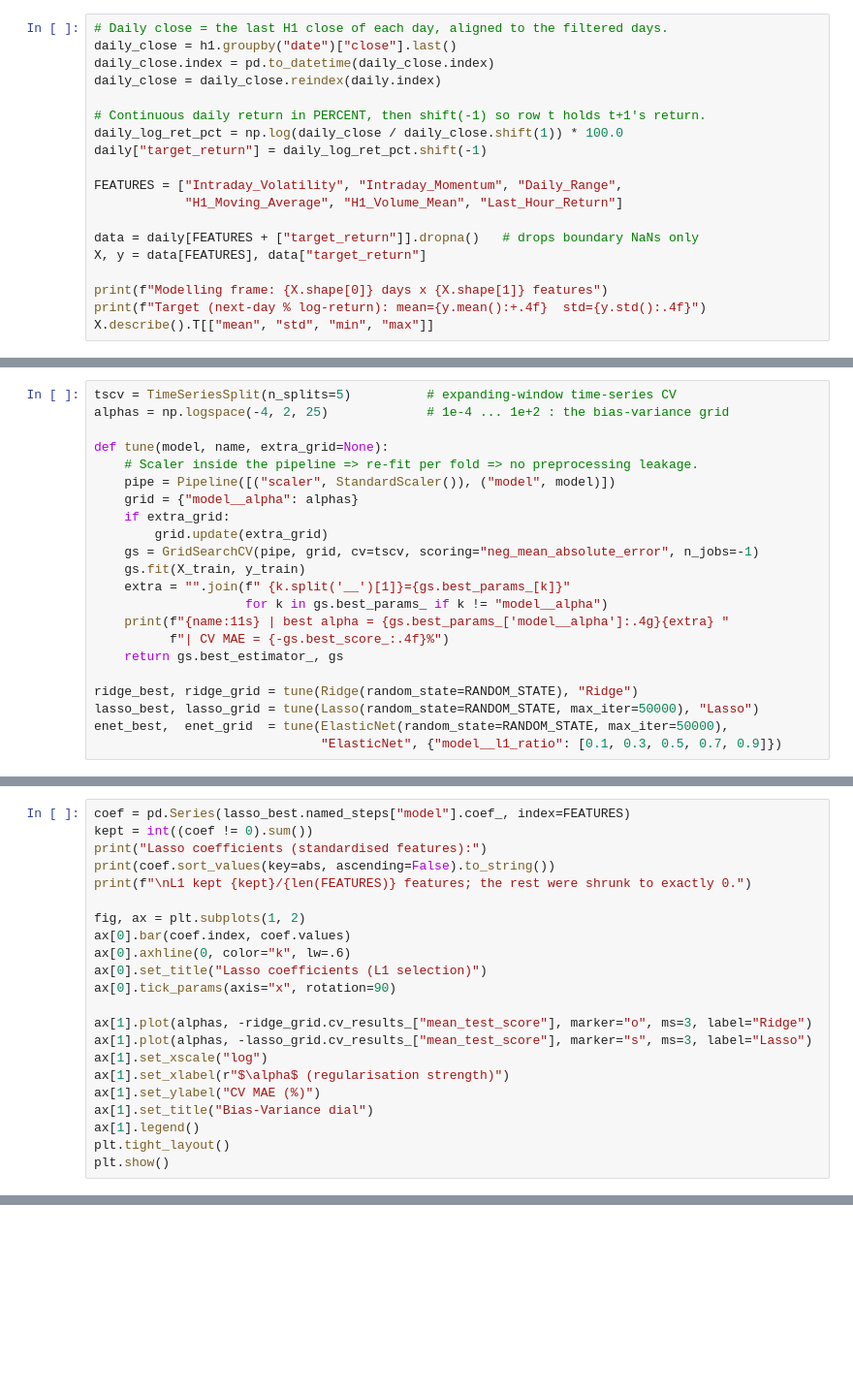
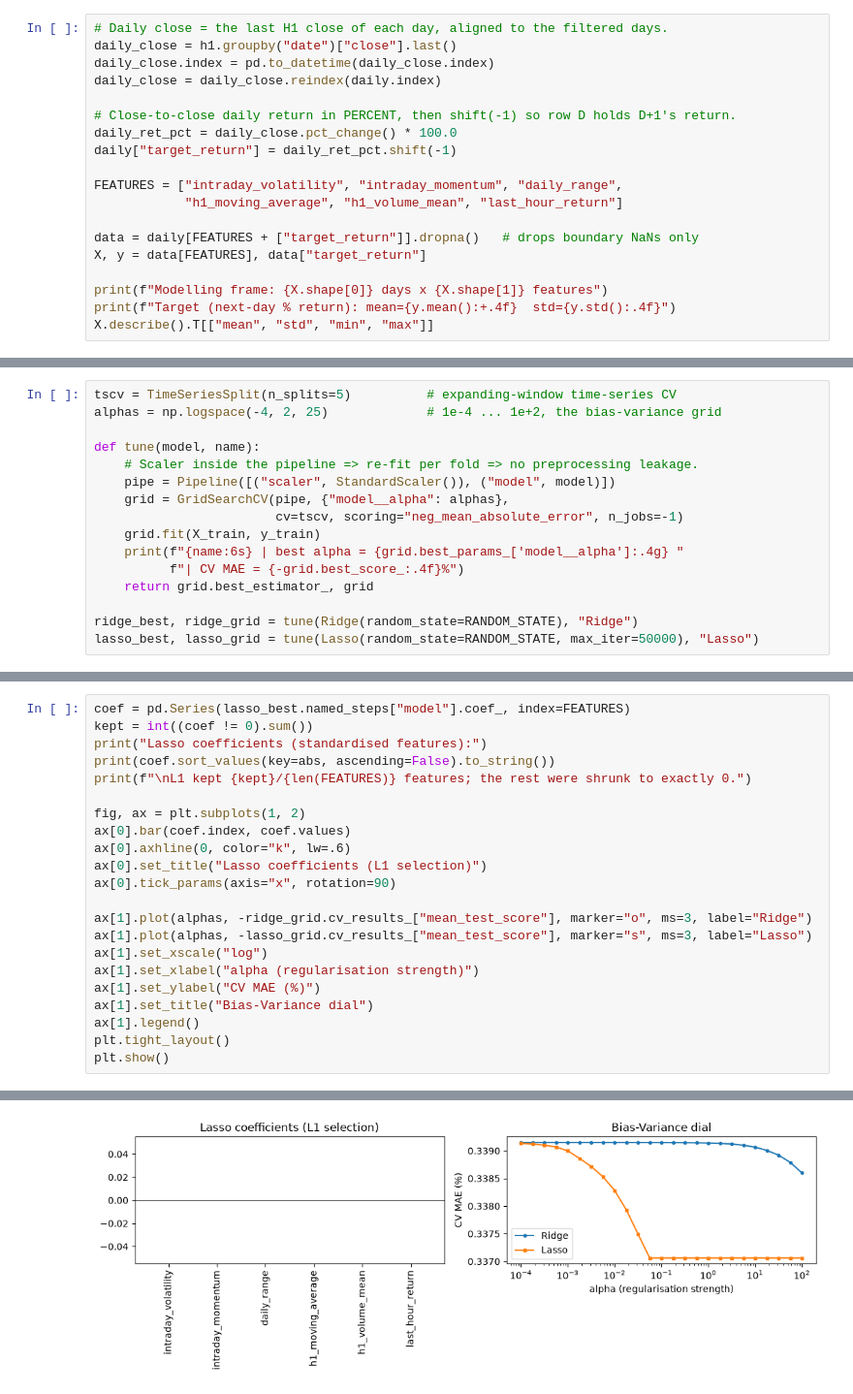
Before and after one commit to velizarMitov/EURUSD-prophet, a Jupyter notebook: notebooks/02_h1_intraday_regression.ipynb, the cells around one changed output, grey strips where cells are left out. Shown at 97% size. Drawn from its saved outputs; the diff is of its cells as text; blank space fills up the shorter version.

```diff
--- a/notebooks/02_h1_intraday_regression.ipynb
+++ b/notebooks/02_h1_intraday_regression.ipynb
@@ -174,16 +189,16 @@ daily_close = h1.groupby("date")["close"].last()
 daily_close.index = pd.to_datetime(daily_close.index)
 daily_close = daily_close.reindex(daily.index)
 
-# Continuous daily return in PERCENT, then shift(-1) so row t holds t+1's return.
-daily_log_ret_pct = np.log(daily_close / daily_close.shift(1)) * 100.0
-daily["target_return"] = daily_log_ret_pct.shift(-1)
+# Close-to-close daily return in PERCENT, then shift(-1) so row D holds D+1's return.
+daily_ret_pct = daily_close.pct_change() * 100.0
+daily["target_return"] = daily_ret_pct.shift(-1)
 
-FEATURES = ["Intraday_Volatility", "Intraday_Momentum", "Daily_Range",
-            "H1_Moving_Average", "H1_Volume_Mean", "Last_Hour_Return"]
+FEATURES = ["intraday_volatility", "intraday_momentum", "daily_range",
+            "h1_moving_average", "h1_volume_mean", "last_hour_return"]
 
 data = daily[FEATURES + ["target_return"]].dropna()   # drops boundary NaNs only
 X, y = data[FEATURES], data["target_return"]
 
 print(f"Modelling frame: {X.shape[0]} days x {X.shape[1]} features")
-print(f"Target (next-day % log-return): mean={y.mean():+.4f}  std={y.std():.4f}")
+print(f"Target (next-day % return): mean={y.mean():+.4f}  std={y.std():.4f}")
 X.describe().T[["mean", "std", "min", "max"]]
@@ -260,22 +263,16 @@ each training fold and never sees validation-fold statistics.
 # %%
 tscv = TimeSeriesSplit(n_splits=5)          # expanding-window time-series CV
-alphas = np.logspace(-4, 2, 25)             # 1e-4 ... 1e+2 : the bias-variance grid
+alphas = np.logspace(-4, 2, 25)             # 1e-4 ... 1e+2, the bias-variance grid
 
-def tune(model, name, extra_grid=None):
+def tune(model, name):
     # Scaler inside the pipeline => re-fit per fold => no preprocessing leakage.
     pipe = Pipeline([("scaler", StandardScaler()), ("model", model)])
-    grid = {"model__alpha": alphas}
-    if extra_grid:
-        grid.update(extra_grid)
-    gs = GridSearchCV(pipe, grid, cv=tscv, scoring="neg_mean_absolute_error", n_jobs=-1)
-    gs.fit(X_train, y_train)
-    extra = "".join(f" {k.split('__')[1]}={gs.best_params_[k]}"
-                    for k in gs.best_params_ if k != "model__alpha")
-    print(f"{name:11s} | best alpha = {gs.best_params_['model__alpha']:.4g}{extra} "
-          f"| CV MAE = {-gs.best_score_:.4f}%")
-    return gs.best_estimator_, gs
+    grid = GridSearchCV(pipe, {"model__alpha": alphas},
+                        cv=tscv, scoring="neg_mean_absolute_error", n_jobs=-1)
+    grid.fit(X_train, y_train)
+    print(f"{name:6s} | best alpha = {grid.best_params_['model__alpha']:.4g} "
+          f"| CV MAE = {-grid.best_score_:.4f}%")
+    return grid.best_estimator_, grid
 
 ridge_best, ridge_grid = tune(Ridge(random_state=RANDOM_STATE), "Ridge")
 lasso_best, lasso_grid = tune(Lasso(random_state=RANDOM_STATE, max_iter=50000), "Lasso")
-enet_best,  enet_grid  = tune(ElasticNet(random_state=RANDOM_STATE, max_iter=50000),
-                              "ElasticNet", {"model__l1_ratio": [0.1, 0.3, 0.5, 0.7, 0.9]})
@@ -330,9 +337,10 @@ ax[0].tick_params(axis="x", rotation=90)
 ax[1].plot(alphas, -ridge_grid.cv_results_["mean_test_score"], marker="o", ms=3, label="Ridge")
 ax[1].plot(alphas, -lasso_grid.cv_results_["mean_test_score"], marker="s", ms=3, label="Lasso")
 ax[1].set_xscale("log")
-ax[1].set_xlabel(r"$\alpha$ (regularisation strength)")
+ax[1].set_xlabel("alpha (regularisation strength)")
 ax[1].set_ylabel("CV MAE (%)")
 ax[1].set_title("Bias-Variance dial")
 ax[1].legend()
 plt.tight_layout()
 plt.show()
+# %% [output]
@@ -339 +356,2 @@ plt.show()
+[figure, added]
 # %% [markdown]
```
Also changed, not shown: parts of 19 cells of this notebook, 17 other files.
